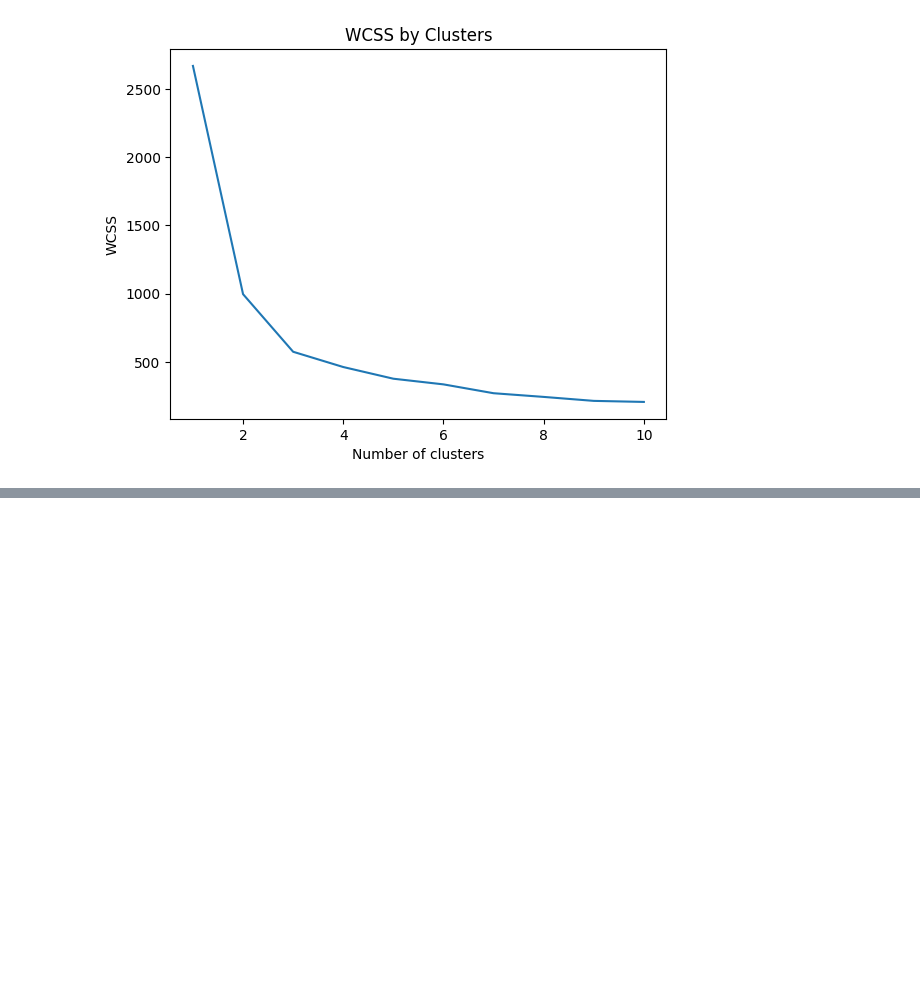
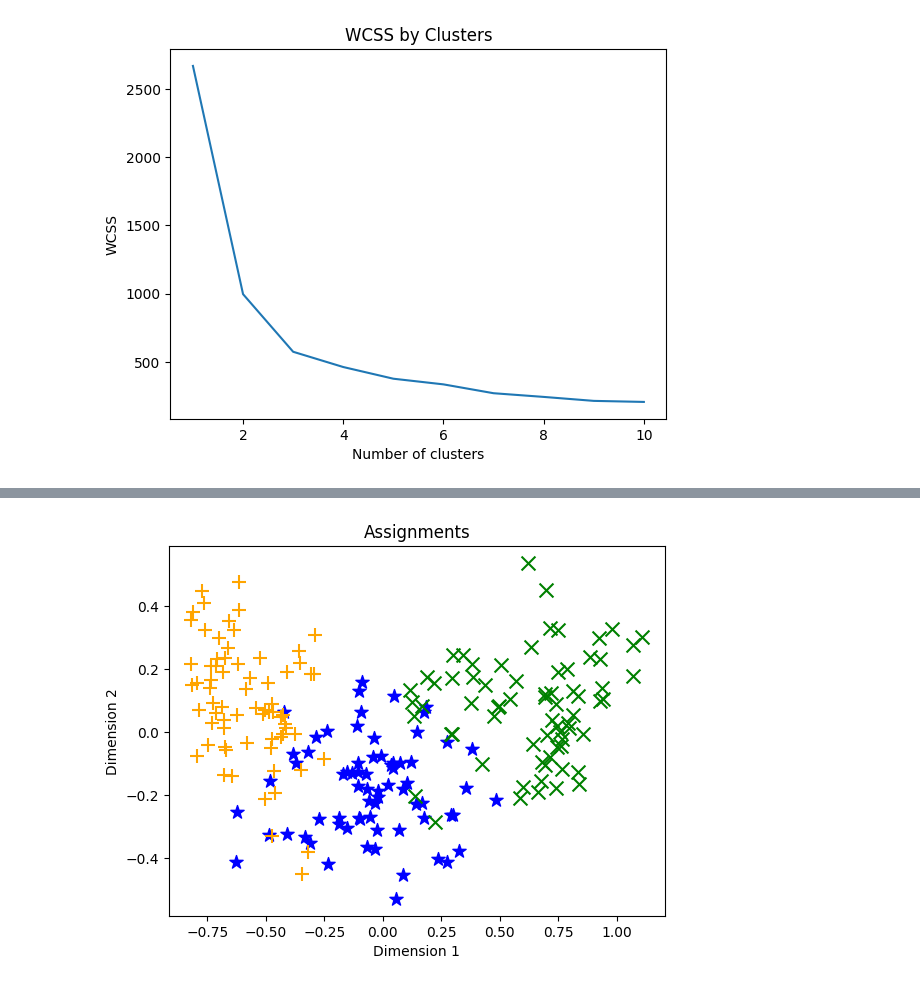
Before and after one commit to Iakithega/dp100_ds_associate_azure, a Jupyter notebook: 1_13_clustering_models/1_13_1_clustering_models_1.ipynb, the cells around one changed output, grey strips where cells are left out. Cells and saved outputs as stored; diff of their text form; code cells hidden in the pictures; blank space fills up the shorter version.

```diff
--- a/1_13_clustering_models/1_13_1_clustering_models_1.ipynb
+++ b/1_13_clustering_models/1_13_1_clustering_models_1.ipynb
@@ -117,0 +184,5 @@ plt.show()
+# %%
+seed_species = data[data.columns[7]]
+plot_clusters(features_2d, seed_species.values)
+# %% [output]
+[figure, added]
```
Also changed, not shown: parts of 6 cells of this notebook.
